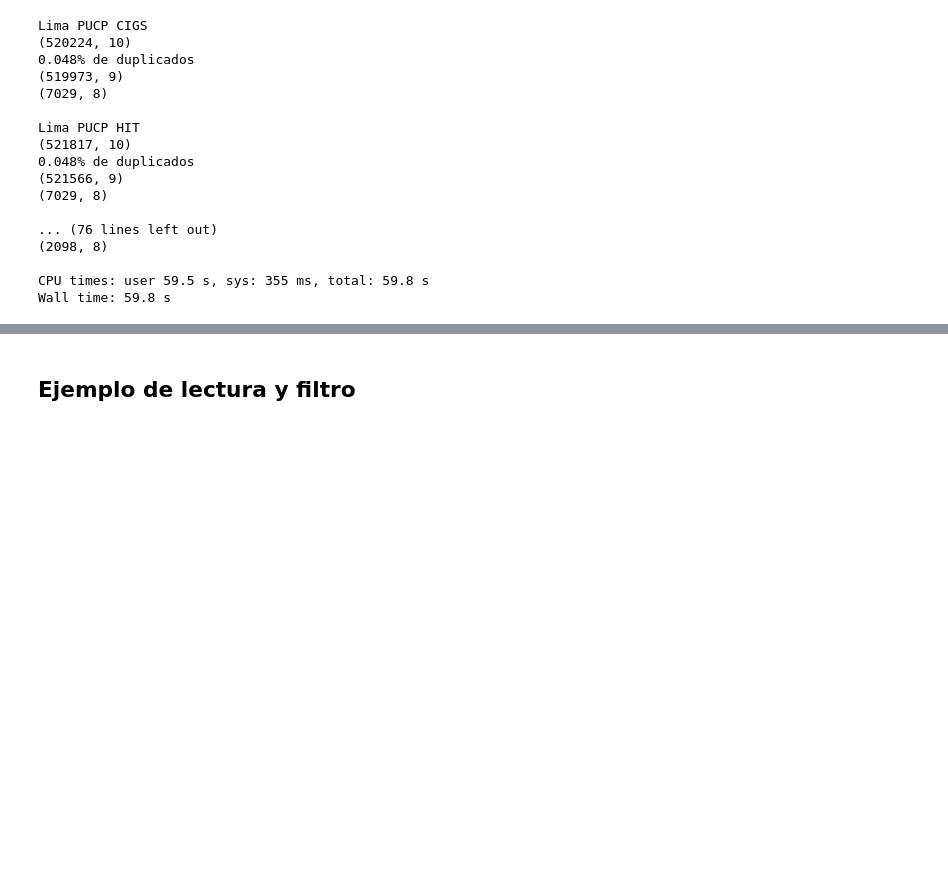
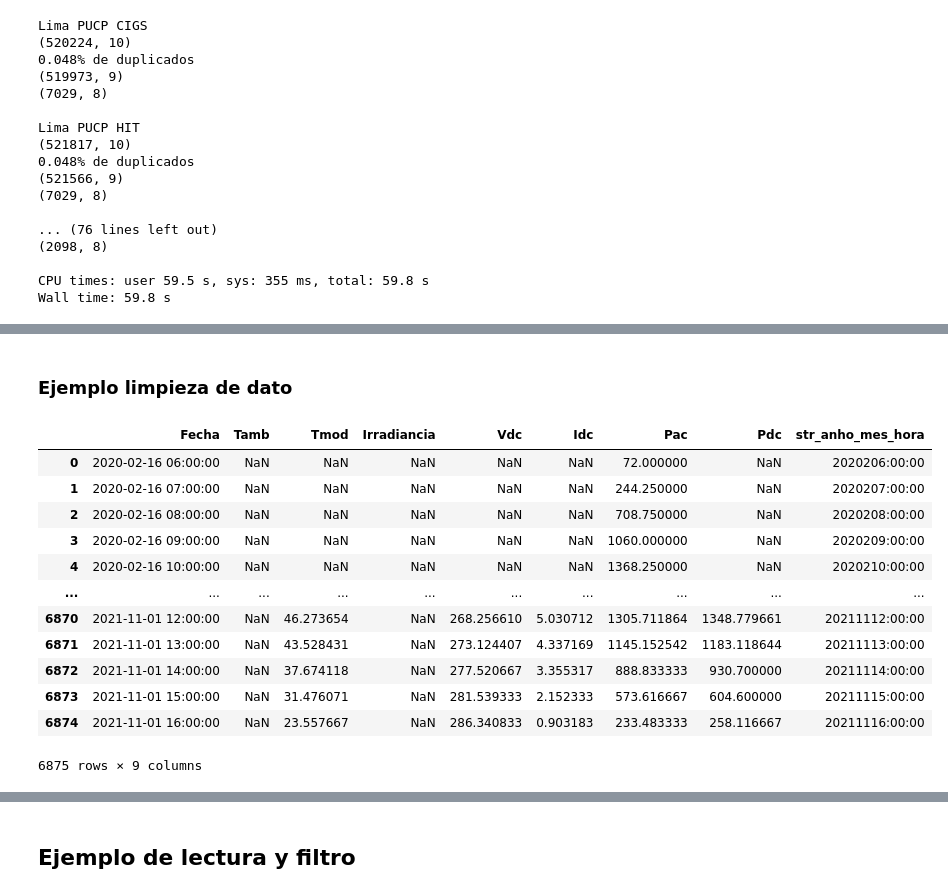
Before and after one commit to Leinadh/PV-Forecasting, a Jupyter notebook: preprocesamiento_final.ipynb, the cells around one changed output, grey strips where cells are left out. Drawn from its saved outputs; the diff is of its cells as text; code cells hidden in the pictures; blank space fills up the shorter version.

Commit message:
llenado de vacios

```diff
--- a/preprocesamiento_final.ipynb
+++ b/preprocesamiento_final.ipynb
@@ -89,0 +117,3 @@ pd.read_csv(data_path_output+'Arequipa_UNSA_CIGS_agg_day_hour.csv')
+# %%
+data_path_output = r'/data/dibanez/tesis/data_preprocesada/1.filtrada/'
+!ls {data_path_llenado_output}
@@ -89,0 +138,23 @@ pd.read_csv(data_path_output+'Arequipa_UNSA_CIGS_agg_day_hour.csv')
+# %% [markdown]
+### Ejemplo limpieza de dato
+# %%
+df_suc = pd.read_csv(data_path_output+'Lima_PUCP_HIT_agg_day_hour.csv' )
+df_suc['Fecha'] = df_suc['Fecha'].astype(np.datetime64)
+# df_suc['str_anho_mes']  = df_suc['Fecha'].dt.year.astype(str) + df_suc['Fecha'].dt.month.astype(str)
+df_suc['str_anho_mes_hora']  = df_suc['Fecha'].dt.year.astype(str) + df_suc['Fecha'].dt.month.astype(str) + df_suc['Fecha'].dt.time.astype(str)
+# df_suc = df_suc.set_index('Fecha')
+df_suc
+# %% [output]
+|  | Fecha | Tamb | Tmod | Irradiancia | Vdc | Idc | Pac | Pdc | str_anho_mes_hora |
+| 0 | 2020-02-16 06:00:00 | NaN | NaN | NaN | NaN | NaN | 72.000000 | NaN | 2020206:00:00 |
+| 1 | 2020-02-16 07:00:00 | NaN | NaN | NaN | NaN | NaN | 244.250000 | NaN | 2020207:00:00 |
+| 2 | 2020-02-16 08:00:00 | NaN | NaN | NaN | NaN | NaN | 708.750000 | NaN | 2020208:00:00 |
+| 3 | 2020-02-16 09:00:00 | NaN | NaN | NaN | NaN | NaN | 1060.000000 | NaN | 2020209:00:00 |
+| 4 | 2020-02-16 10:00:00 | NaN | NaN | NaN | NaN | NaN | 1368.250000 | NaN | 2020210:00:00 |
+| ... | ... | ... | ... | ... | ... | ... | ... | ... | ... |
+| 6870 | 2021-11-01 12:00:00 | NaN | 46.273654 | NaN | 268.256610 | 5.030712 | 1305.711864 | 1348.779661 | 20211112:00:00 |
+| 6871 | 2021-11-01 13:00:00 | NaN | 43.528431 | NaN | 273.124407 | 4.337169 | 1145.152542 | 1183.118644 | 20211113:00:00 |
+| 6872 | 2021-11-01 14:00:00 | NaN | 37.674118 | NaN | 277.520667 | 3.355317 | 888.833333 | 930.700000 | 20211114:00:00 |
+| 6873 | 2021-11-01 15:00:00 | NaN | 31.476071 | NaN | 281.539333 | 2.152333 | 573.616667 | 604.600000 | 20211115:00:00 |
+| 6874 | 2021-11-01 16:00:00 | NaN | 23.557667 | NaN | 286.340833 | 0.903183 | 233.483333 | 258.116667 | 20211116:00:00 |
+6875 rows × 9 columns
```
Also changed, not shown: parts of 19 cells of this notebook.
